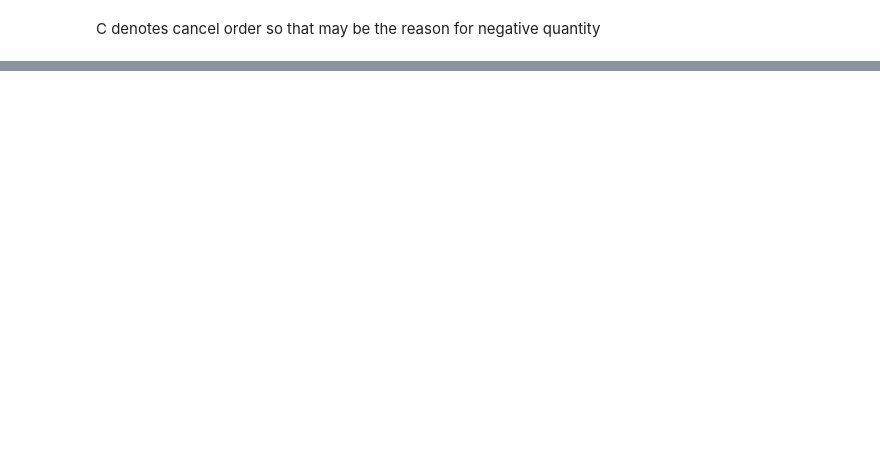
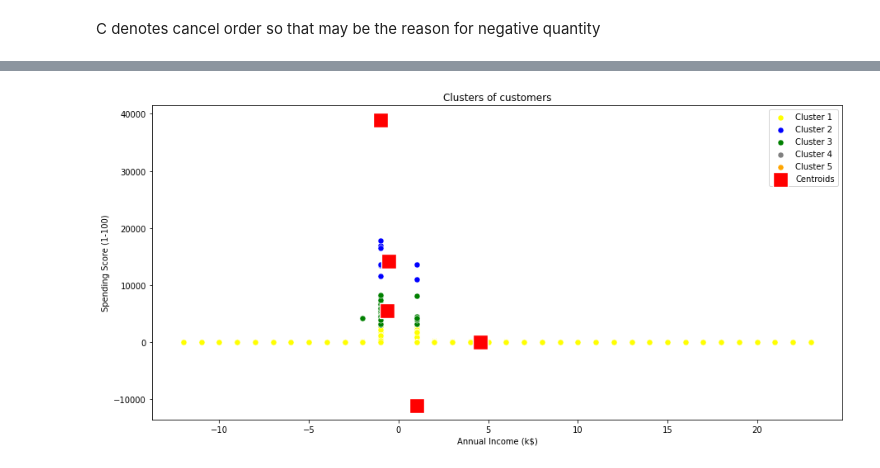
Before and after one commit to Tanishakapoor1990/week-19-repository, a Jupyter notebook: Untitled.ipynb, the cells around one changed output, grey strips where cells are left out. Cells and saved outputs as stored; diff of their text form; code cells hidden in the pictures; blank space fills up the shorter version.

```diff
--- a/Untitled.ipynb
+++ b/Untitled.ipynb
@@ -316,0 +407,22 @@ sns.heatmap(corr,annot=True)
+# %%
+# Fitting K-Means to the dataset
+kmeans = KMeans(n_clusters = 5, init = 'k-means++', random_state = 42)
+y_kmeans = kmeans.fit_predict(X)
+# %%
+# Visualising the clusters
+plt.figure(figsize=(15,7))
+sns.scatterplot(X[y_kmeans == 0, 0], X[y_kmeans == 0, 1], color = 'yellow', label = 'Cluster 1',s=50)
+sns.scatterplot(X[y_kmeans == 1, 0], X[y_kmeans == 1, 1], color = 'blue', label = 'Cluster 2',s=50)
+sns.scatterplot(X[y_kmeans == 2, 0], X[y_kmeans == 2, 1], color = 'green', label = 'Cluster 3',s=50)
+sns.scatterplot(X[y_kmeans == 3, 0], X[y_kmeans == 3, 1], color = 'grey', label = 'Cluster 4',s=50)
+sns.scatterplot(X[y_kmeans == 4, 0], X[y_kmeans == 4, 1], color = 'orange', label = 'Cluster 5',s=50)
+sns.scatterplot(kmeans.cluster_centers_[:, 0], kmeans.cluster_centers_[:, 1], color = 'red',
+                label = 'Centroids',s=300,marker=',')
+plt.grid(False)
+plt.title('Clusters of customers')
+plt.xlabel('Annual Income (k$)')
+plt.ylabel('Spending Score (1-100)')
+plt.legend()
+plt.show()
+# %% [output]
+[figure, added]
```
Also changed, not shown: parts of 16 cells of this notebook, 7 other files.
